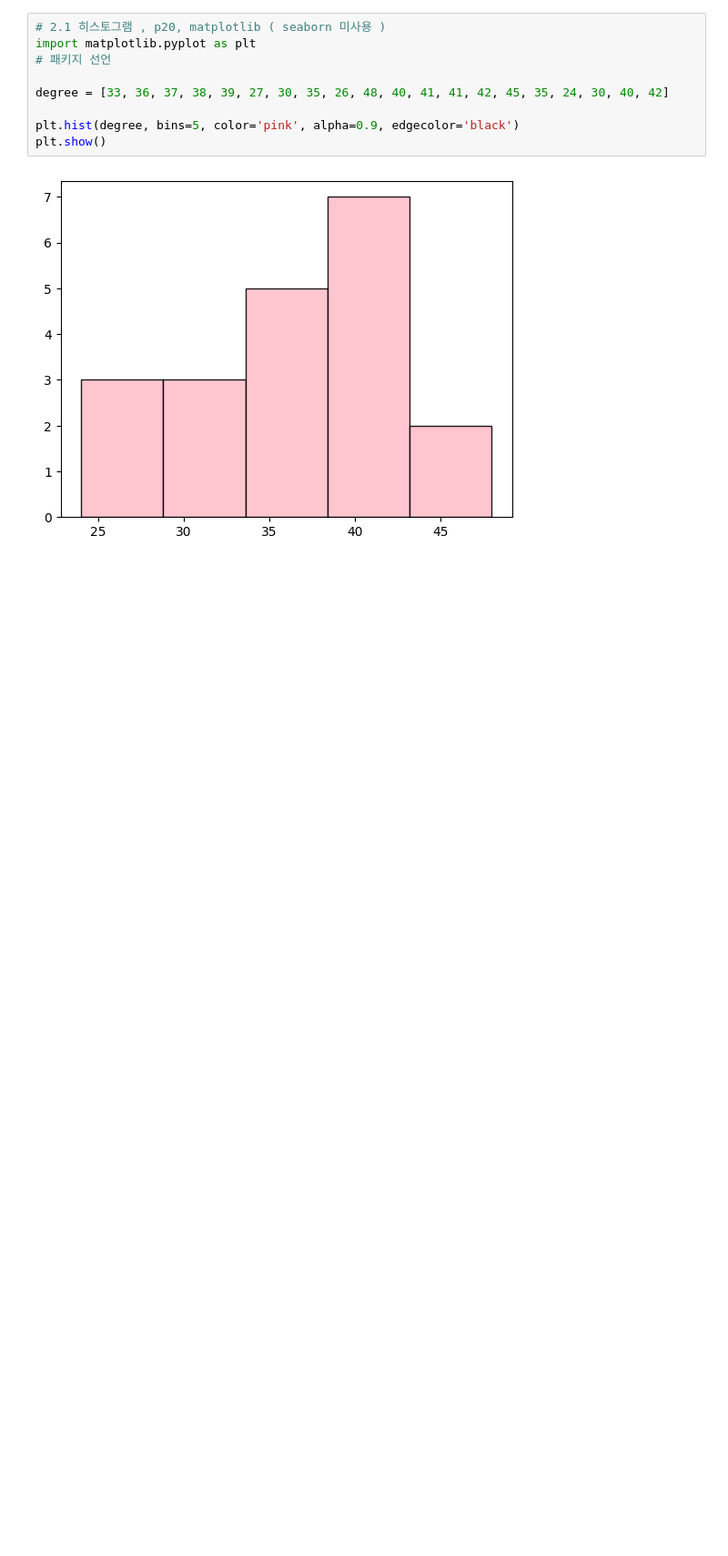
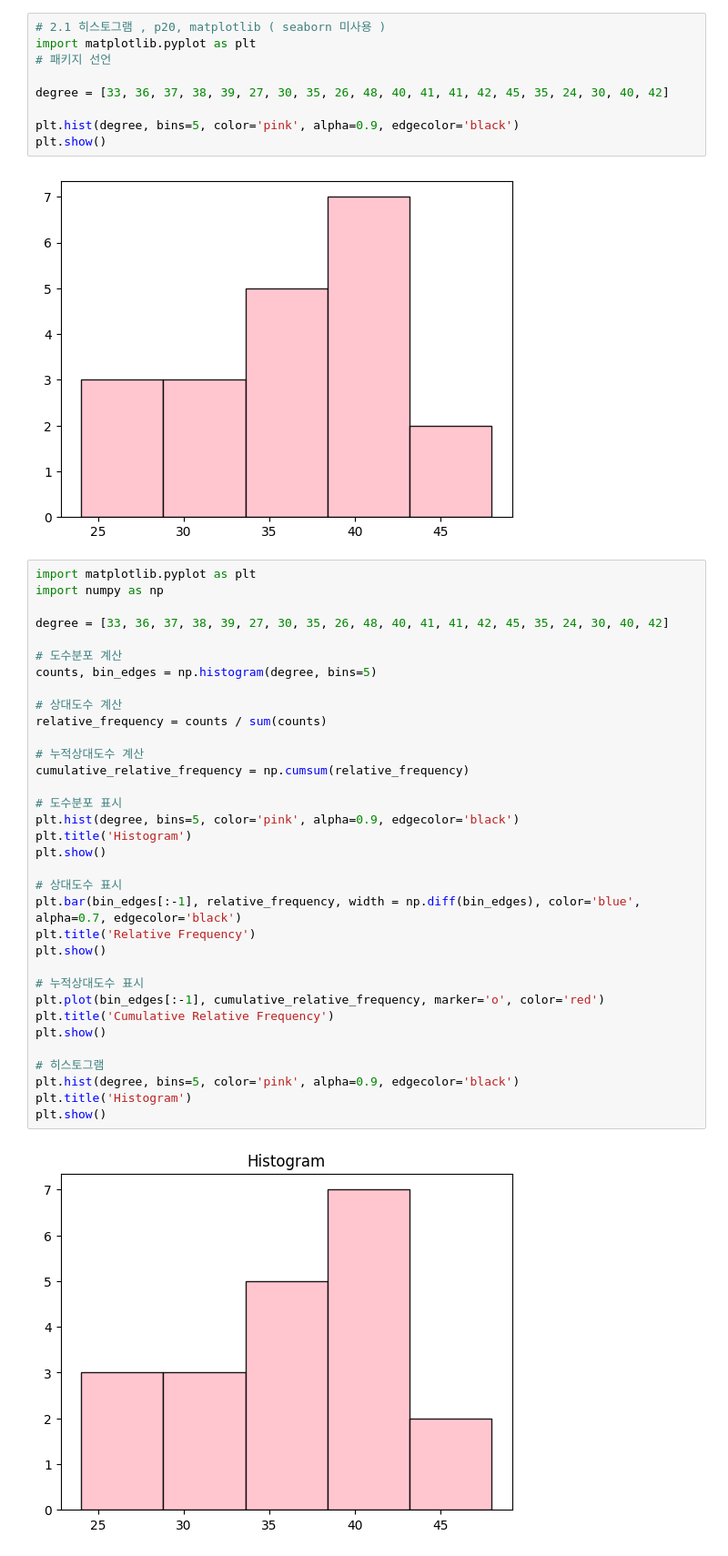
Before and after one commit to layla-focalors/r2python, a Jupyter notebook: chapter1/chapter1_02.ipynb, the cells around one changed output. Shown: that part at 91% size. Saved outputs shown, nothing was run; the diff lists cells and outputs as text; blank space fills up the shorter version.

```diff
--- a/chapter1/chapter1_02.ipynb
+++ b/chapter1/chapter1_02.ipynb
@@ -42,3 +42,39 @@ plt.hist(degree, bins=5, color='pink', alpha=0.9, edgecolor='black')
 plt.show()
 # %% [output]
 [figure]
+# %%
+import matplotlib.pyplot as plt
+import numpy as np
+
+degree = [33, 36, 37, 38, 39, 27, 30, 35, 26, 48, 40, 41, 41, 42, 45, 35, 24, 30, 40, 42]
+
+# 도수분포 계산
+counts, bin_edges = np.histogram(degree, bins=5)
+
+# 상대도수 계산
+relative_frequency = counts / sum(counts)
+
+# 누적상대도수 계산
+cumulative_relative_frequency = np.cumsum(relative_frequency)
+
+# 도수분포 표시
+plt.hist(degree, bins=5, color='pink', alpha=0.9, edgecolor='black')
+plt.title('Histogram')
+plt.show()
+
+# 상대도수 표시
+plt.bar(bin_edges[:-1], relative_frequency, width = np.diff(bin_edges), color='blue', alpha=0.7, edgecolor='black')
+plt.title('Relative Frequency')
+plt.show()
+
+# 누적상대도수 표시
+plt.plot(bin_edges[:-1], cumulative_relative_frequency, marker='o', color='red')
+plt.title('Cumulative Relative Frequency')
+plt.show()
+
+# 히스토그램
+plt.hist(degree, bins=5, color='pink', alpha=0.9, edgecolor='black')
+plt.title('Histogram')
+plt.show()
+# %% [output]
+[figure, added]
```
Also changed, not shown: parts of 2 cells of this notebook, 6 other files.
